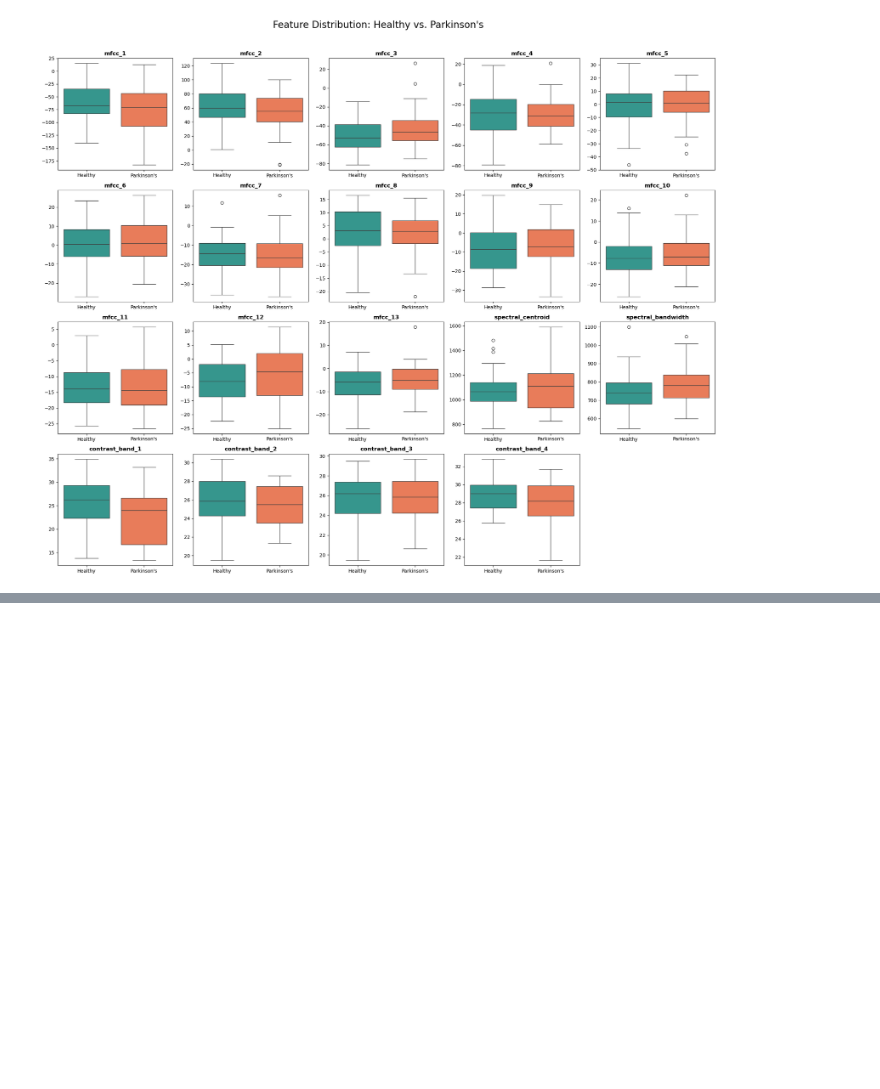
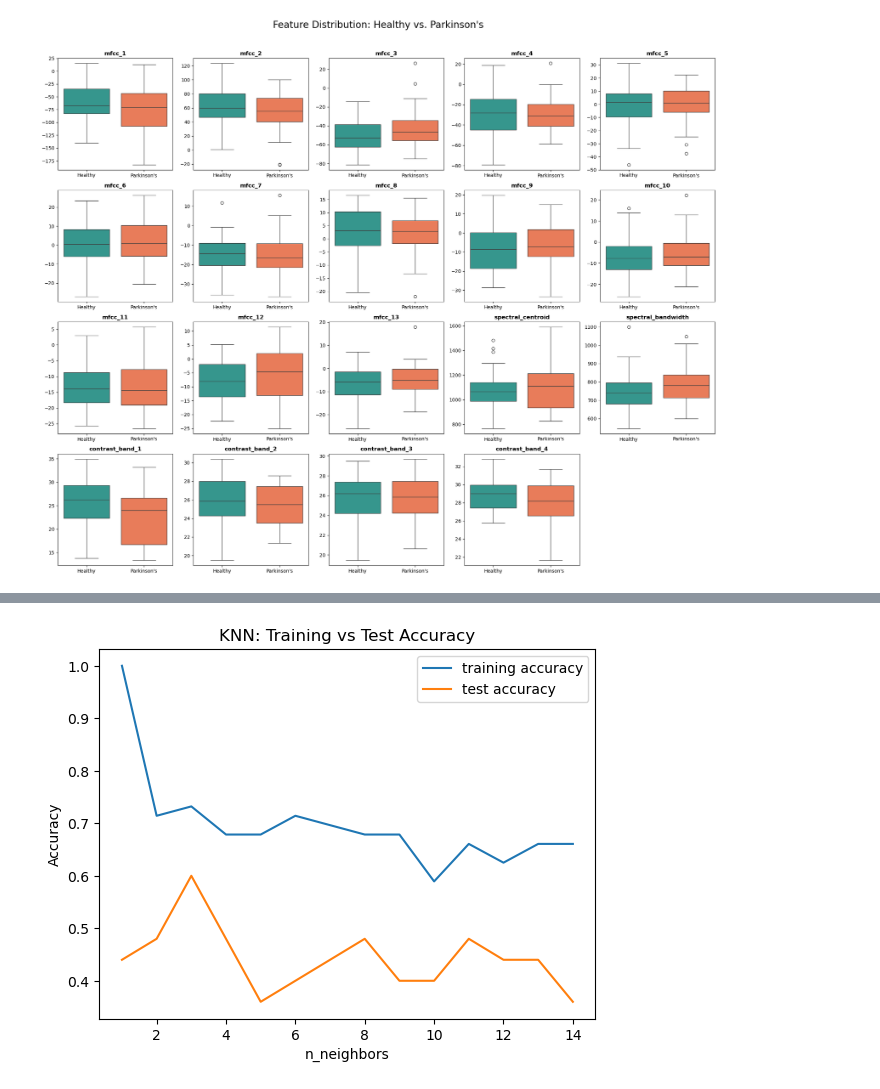
Before and after one commit to WobinWobin/mini-project, a Jupyter notebook: Step2.ipynb, the cells around one changed output, grey strips where cells are left out. Cells and saved outputs as stored; diff of their text form; code cells hidden in the pictures; blank space fills up the shorter version.

```diff
--- a/Step2.ipynb
+++ b/Step2.ipynb
@@ -165,0 +277,29 @@ plt.show()
+# %%
+'''graphing the KNN: Training vs Test Accuracy (Monte Carlo Cross Validation)'''
+
+training_accuracy = []
+test_accuracy = []
+
+# Try n_neighbors from 1 to 15
+neighbors_settings = range(1, 15)
+
+for n_neighbors in neighbors_settings:
+    # Build the model
+    clf = KNeighborsClassifier(n_neighbors=n_neighbors)
+    clf.fit(X_train, y_train)
+
+    # Record training set accuracy
+    training_accuracy.append(clf.score(X_train, y_train))
+    # Record generalization (test) accuracy
+    test_accuracy.append(clf.score(X_test, y_test))
+
+# Plotting
+plt.plot(neighbors_settings, training_accuracy, label="training accuracy")
+plt.plot(neighbors_settings, test_accuracy, label="test accuracy")
+plt.ylabel("Accuracy")
+plt.xlabel("n_neighbors")
+plt.title("KNN: Training vs Test Accuracy")
+plt.legend()
+plt.show()
+# %% [output]
+[figure, added]
```
Also changed, not shown: parts of 12 cells of this notebook, 1 other file.
